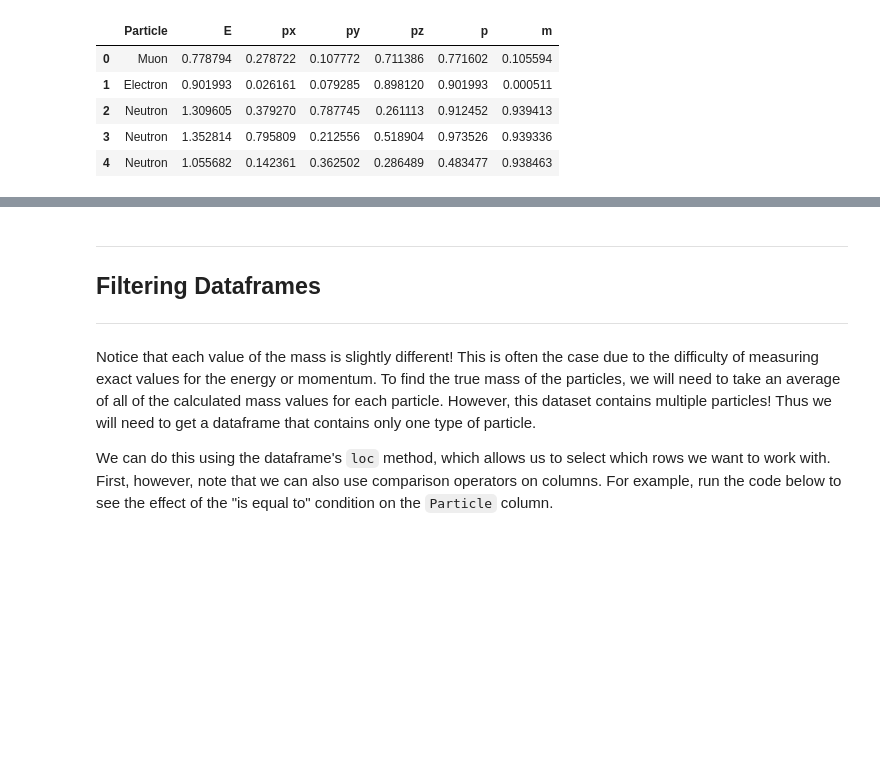
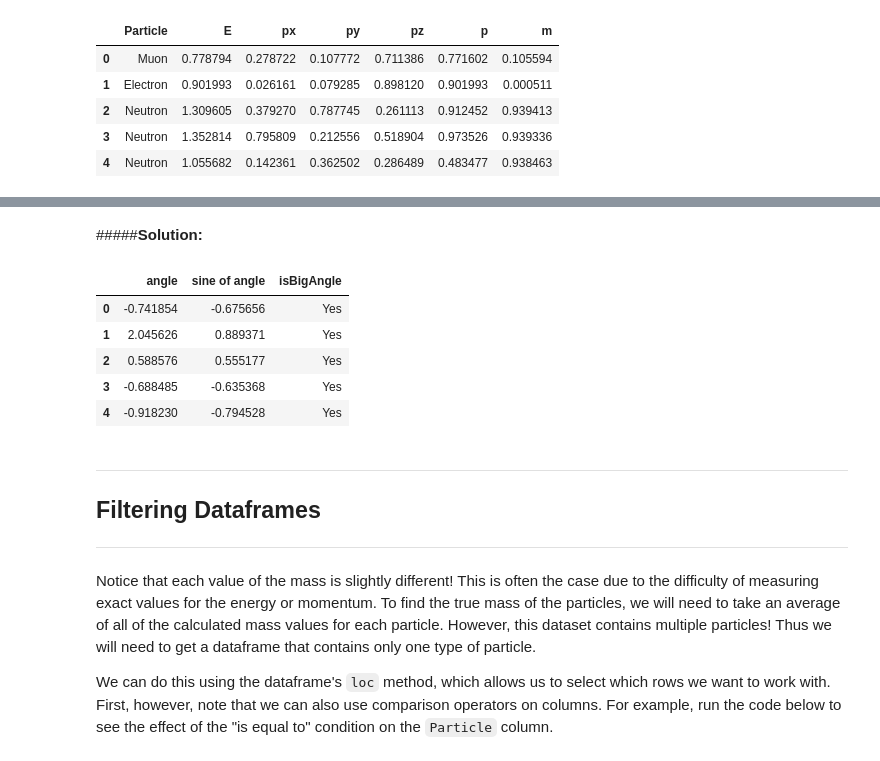
Before and after one commit to duberii/pid-playground, a Jupyter notebook: activities/Introduction_to_Pandas.ipynb, the cells around one changed output, grey strips where cells are left out. Drawn from its saved outputs; the diff is of its cells as text; code cells hidden in the pictures; blank space fills up the shorter version.

Commit message:
Added section on apply method.

```diff
--- a/activities/Introduction_to_Pandas.ipynb
+++ b/activities/Introduction_to_Pandas.ipynb
@@ -17,6 +17,7 @@ Welcome to Particle Identification Playground! This activity is designed to intr
 #@title Run this cell to import Pandas
 import pandas as pd
 import numpy as np
+import math
 masses = {'Proton':0.93827,'Neutron':0.93957,'Kaon':0.49367,'Muon':0.10566,'Pion':0.13957,'Electron':0.000511,'Photon':0}
 df = pd.DataFrame()
 ptypes = []
@@ -33,6 +34,8 @@ df['px']= pxs
 df['py'] = pys
 df['pz'] = pzs
 df = df.sample(frac=1, ignore_index=True)
+angles = pd.DataFrame()
+angles['angle'] = np.random.normal(0,1,size=100)
 # %% [markdown]
 ---
 ##**Why Pandas?**
@@ -87,0 +93,2 @@ df.head()
+# %%
+angles['sine of angle'] = math.sin(angles['angle'])
@@ -87,0 +99,3 @@ df.head()
+# %%
+angles['sine of angle'] = angles['angle'].apply(math.sin)
+angles.head()
@@ -108,3 +133,30 @@ df.head()
+# %%
+def isBigAngle(angle):
+  if abs(angle) > 0.1:
+    return "Yes"
+  else:
+    return "No"
+
+angles['isBigAngle'] = #Complete this code
+angles.head()
+# %% [markdown]
+#####**Solution:**
+# %%
+def isBigAngle(angle):
+  if abs(angle) > 0.1:
+    return "Yes"
+  else:
+    return "No"
+
+angles['isBigAngle'] = angles['angle'].apply(isBigAngle)
+angles.head()
+# %% [output]
+|  | angle | sine of angle | isBigAngle |
+| 0 | -0.741854 | -0.675656 | Yes |
+| 1 | 2.045626 | 0.889371 | Yes |
+| 2 | 0.588576 | 0.555177 | Yes |
+| 3 | -0.688485 | -0.635368 | Yes |
+| 4 | -0.918230 | -0.794528 | Yes |
 # %% [markdown]
 ---
 ## **Filtering Dataframes**
```
Also changed, not shown: parts of 8 cells of this notebook.
